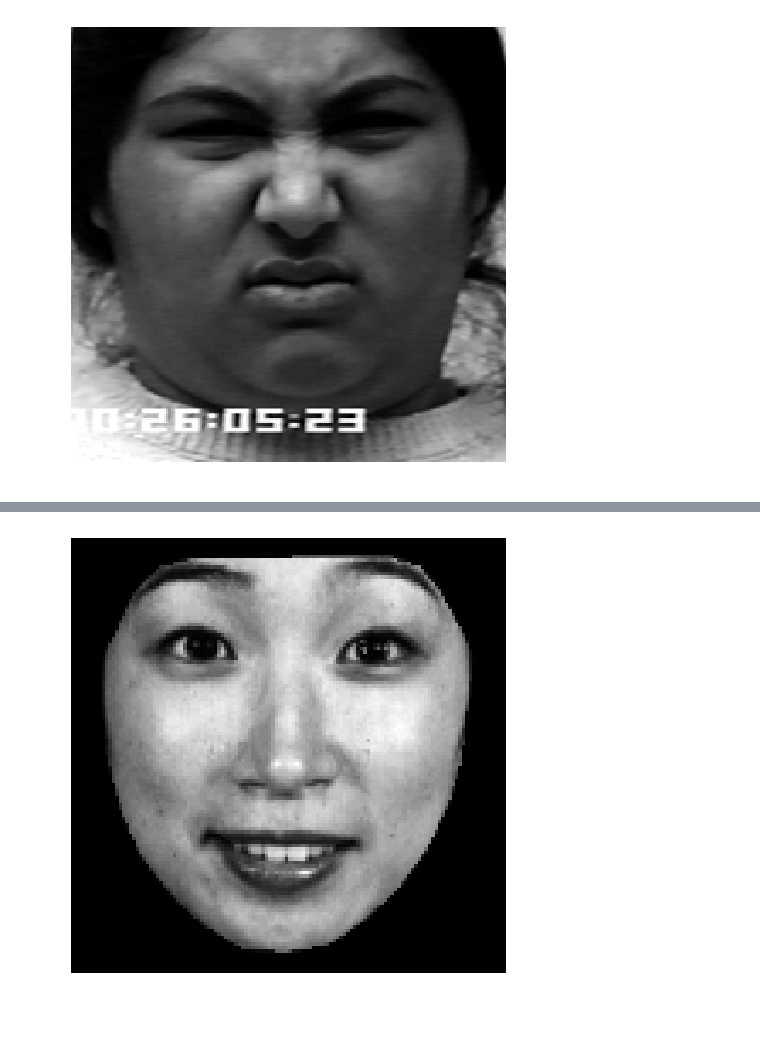
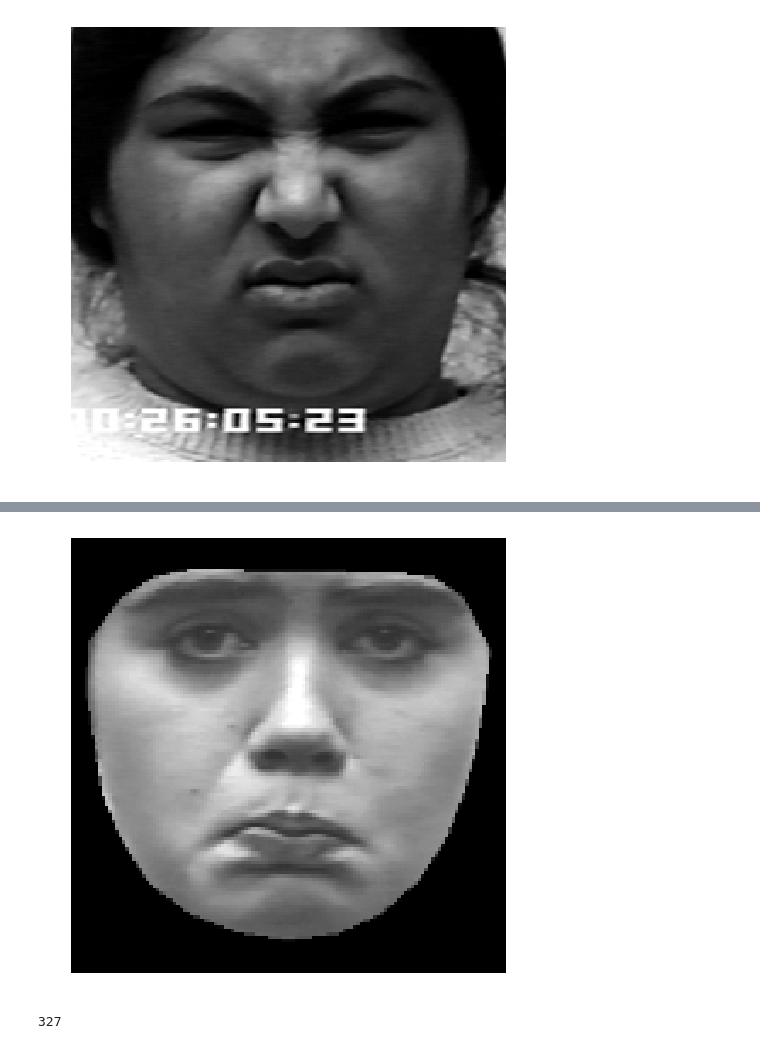
Before and after one commit to pedrodiamel/ferattention, a Jupyter notebook: books/data_analysis_fer.ipynb, the cells around one changed output, grey strips where cells are left out. Drawn from its saved outputs; the diff is of its cells as text; code cells hidden in the pictures.

```diff
--- a/books/data_analysis_fer.ipynb
+++ b/books/data_analysis_fer.ipynb
@@ -170,6 +174,6 @@ plt.show()
 # %%
 path = os.path.expanduser( "~/.datasets/" )
-namedataset = 'jaffe'
+namedataset = 'ck'
 train=True
 
 dataset = FERDarkClassicDataset(os.path.join( path, namedataset)  , namedataset, idenselect=[], train=train )
@@ -179,9 +183,32 @@ print(len(dataset))
 # %%
-image, label = dataset[9]
+image, label = dataset[5]
 
 plt.figure( figsize=(8,8) )
 plt.imshow( image,  cmap='gray')
 plt.axis('off')
 plt.show()
 # %% [output]
-[figure, old version]
+[figure, new version]
+# %%
+
+pathnamedata  = '~/.datasets'
+pathnameback  = '~/.datasets/coco'
+imsize        = 128
+
+data=FactoryDataset.factory(
+    pathname=pathnamedata,
+    name=FactoryDataset.ckdark,
+    subset=FactoryDataset.training,
+    download=True
+    )
+
+dataset = SyntheticFaceDataset(
+    data,
+    pathnameback,
+    generate='image_and_mask',
+    iluminate=True, angle=45, translation=0.2, warp=0.1, factor=0.2,
+)
+
+print( len(dataset) )
+# %% [output]
+327
```
Also changed, not shown: parts of 10 cells of this notebook, 14 other files.
